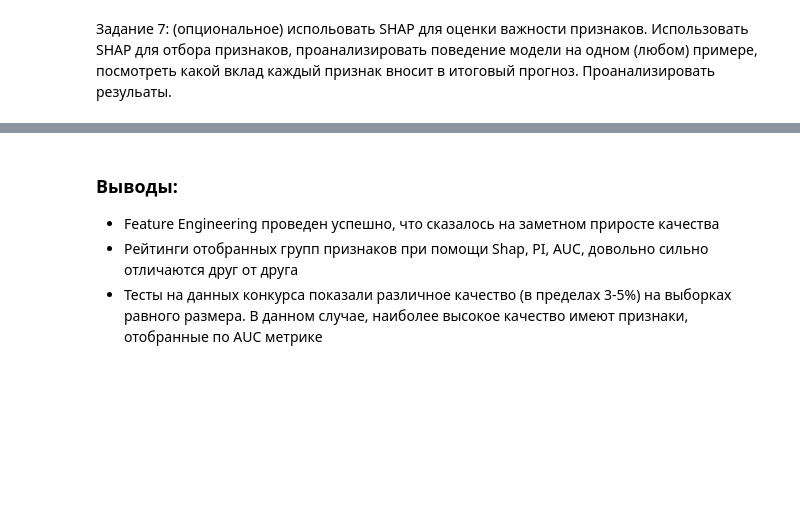
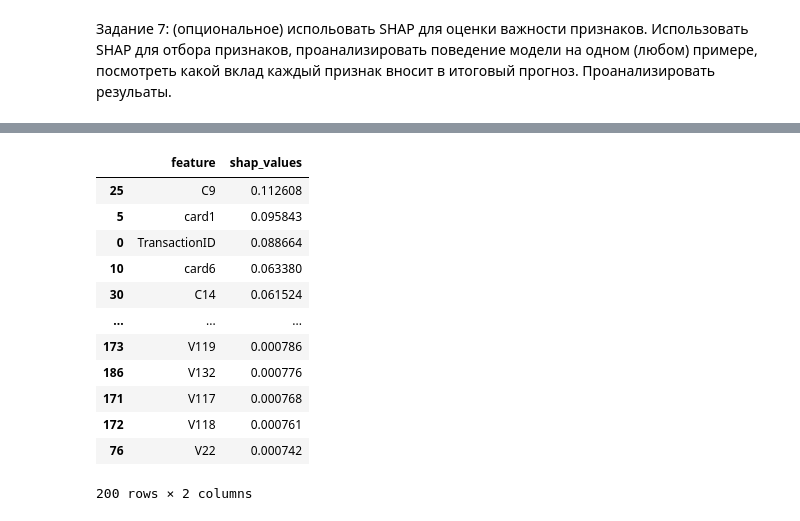
Before and after one commit to Nickel-nc/GU_Sport_DS, a Jupyter notebook: 3. Feature Engineering/3. FE_practice.ipynb, the cells around one changed output, grey strips where cells are left out. Drawn from its saved outputs; the diff is of its cells as text; code cells hidden in the pictures; blank space fills up the shorter version.

Commit message:
Task 3. Feature Engineering (v.1.02)

```diff
--- a/3. Feature Engineering/3. FE_practice.ipynb
+++ b/3. Feature Engineering/3. FE_practice.ipynb
@@ -430,6 +625,16 @@ shap_feature_importance.head(20)
-# %% [markdown]
-### Выводы:
-
- - Feature Engineering проведен успешно, что сказалось на заметном приросте качества
- - Рейтинги отобранных групп признаков при помощи Shap, PI, AUC, довольно сильно отличаются друг от друга
- - Тесты на данных конкурса показали различное качество (в пределах 3-5%) на выборках равного размера. В данном случае, наиболее высокое качество имеют признаки, отобранные по AUC метрике
+# %%
+shap_feature_importance[:200]
+# %% [output]
+|  | feature | shap_values |
+| 25 | C9 | 0.112608 |
+| 5 | card1 | 0.095843 |
+| 0 | TransactionID | 0.088664 |
+| 10 | card6 | 0.063380 |
+| 30 | C14 | 0.061524 |
+| ... | ... | ... |
+| 173 | V119 | 0.000786 |
+| 186 | V132 | 0.000776 |
+| 171 | V117 | 0.000768 |
+| 172 | V118 | 0.000761 |
+| 76 | V22 | 0.000742 |
+200 rows × 2 columns
```
Also changed, not shown: parts of 34 cells of this notebook.
